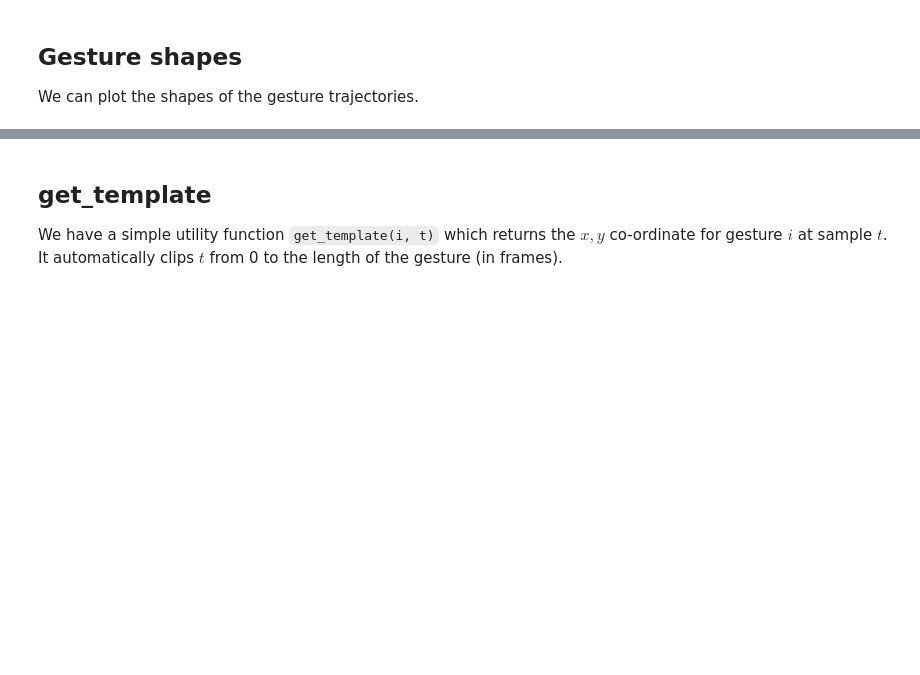
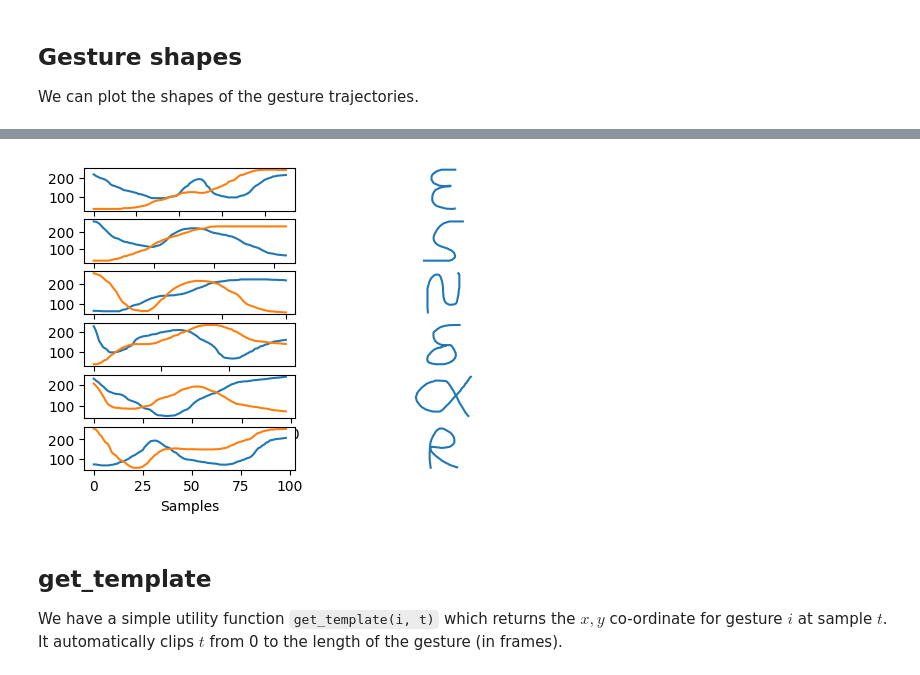
Before and after one commit to johnhw/summerschool2017, a Jupyter notebook: dynamic/particle_gesture.ipynb, the cells around one changed output, grey strips where cells are left out. Drawn from its saved outputs; the diff is of its cells as text; code cells hidden in the pictures; blank space fills up the shorter version.

```diff
--- a/dynamic/particle_gesture.ipynb
+++ b/dynamic/particle_gesture.ipynb
@@ -370,18 +430,18 @@ We can also see each gesture as a trajectory of two coordinates ($x,y$ coordinat
 # %%
 plt.figure()
 for i in range(n_gestures):
     plt.subplot(n_gestures,2,i*2+1)
     path = g.gestures[i]
-    plt.plot(path[:,0], 'oC0')
     plt.plot(path[:,0], '-C0')
-    plt.plot(path[:,1], 'oC1')
     plt.plot(path[:,1], '-C1')
     plt.xlabel("Samples")
-    plt.ylabel("Position")
     plt.subplot(n_gestures,2,i*2+2)
-    plt.plot(path[:,0], -path[:,1], 'C0')
+    plt.plot(path[:,0], path[:,1], 'C0')
+    plt.gca().invert_yaxis()
     plt.axis("equal")
     plt.axis("off")
+# %% [output]
+[figure, added]
 # %% [markdown]
 ## get_template
 We have a simple utility function `get_template(i, t)` which returns the $x,y$ co-ordinate for gesture $i$ at sample $t$. It automatically clips $t$ from 0 to the length of the gesture (in frames).
```
Also changed, not shown: parts of 29 cells of this notebook.
